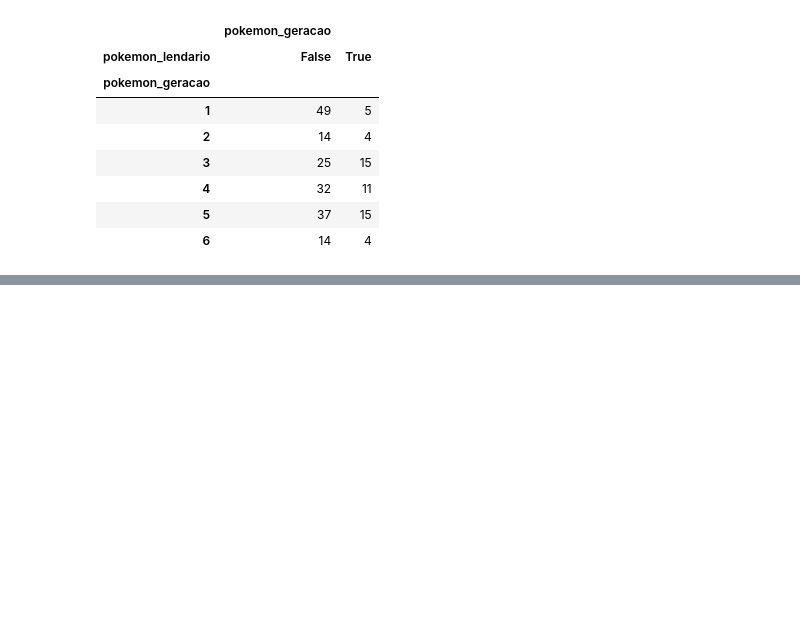
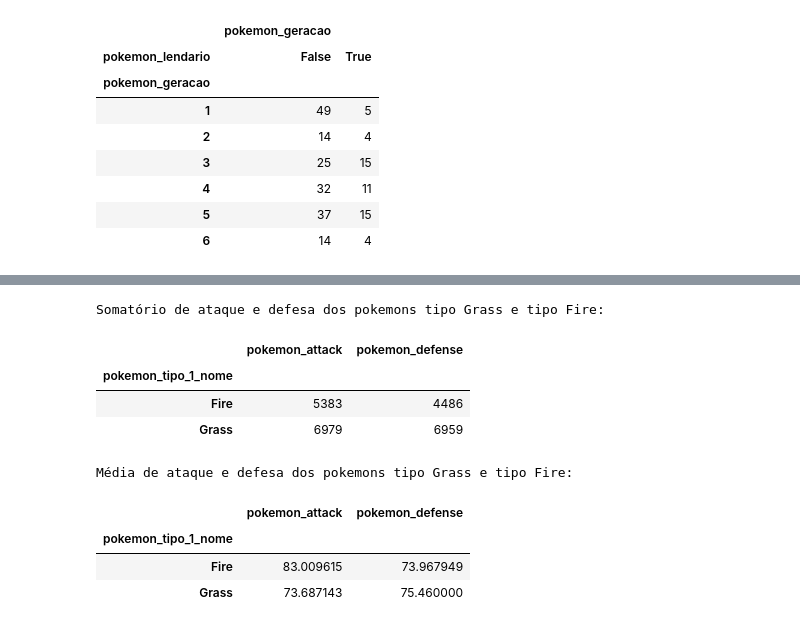
Before and after one commit to MarcusPauloFaustino1/Exercicios-Growdev, a Jupyter notebook: Trabalho_Final_Prog_DS_II.ipynb, the cells around one changed output, grey strips where cells are left out. Saved outputs shown, nothing was run; the diff lists cells and outputs as text; code cells hidden in the pictures; blank space fills up the shorter version.

```diff
--- a/Trabalho_Final_Prog_DS_II.ipynb
+++ b/Trabalho_Final_Prog_DS_II.ipynb
@@ -207,0 +190,39 @@ dtype: float64
+# %%
+'''6) Faça uma comparação entre pokemons do tipo fire e do tipo grass
+evidenciando qual tem mais defesa no total e qual tem mais ataque
+no total.'''
+
+pkm_fire_grass_1 = pkm_todos_tipos.query('pokemon_tipo_1_nome == "Grass" | pokemon_tipo_1_nome == "Fire"')
+
+pkm_fire_grass_2 = pkm_todos_tipos.query('pokemon_tipo_2_nome == "Grass" | pokemon_tipo_2_nome == "Fire"')
+
+pkm_fire_grass_atk_def_1_sum = pd.pivot_table(pkm_fire_grass_1, index = ['pokemon_tipo_1_nome'],aggfunc= {'pokemon_attack': np.sum,'pokemon_defense': np.sum})
+
+pkm_fire_grass_atk_def_2_sum = pd.pivot_table(pkm_fire_grass_2, index = ['pokemon_tipo_2_nome'],aggfunc= {'pokemon_attack': np.sum,'pokemon_defense': np.sum})
+
+pkm_fire_grass_atk_def_sum_final = pkm_fire_grass_atk_def_1_sum + pkm_fire_grass_atk_def_2_sum
+
+pkm_fire_grass_atk_def_1_mean = pd.pivot_table(pkm_fire_grass_1, index = ['pokemon_tipo_1_nome'],aggfunc= {'pokemon_attack': np.mean,'pokemon_defense': np.mean})
+
+pkm_fire_grass_atk_def_2_mean = pd.pivot_table(pkm_fire_grass_2, index = ['pokemon_tipo_2_nome'],aggfunc= {'pokemon_attack': np.mean,'pokemon_defense': np.mean})
+
+print(f'\n\n\nSomatório de ataque e defesa dos pokemons tipo Grass e tipo Fire: ')
+
+display(pkm_fire_grass_atk_def_sum_final)
+
+pkm_fire_grass_atk_def_mean_final = (pkm_fire_grass_atk_def_1_mean +pkm_fire_grass_atk_def_2_mean)/2
+
+print(f'\n\n\nMédia de ataque e defesa dos pokemons tipo Grass e tipo Fire: ')
+
+display(pkm_fire_grass_atk_def_mean_final)
+# %% [output]
+Somatório de ataque e defesa dos pokemons tipo Grass e tipo Fire:
+|  | pokemon_attack | pokemon_defense |
+| pokemon_tipo_1_nome |  |  |
+| Fire | 5383 | 4486 |
+| Grass | 6979 | 6959 |
+Média de ataque e defesa dos pokemons tipo Grass e tipo Fire:
+|  | pokemon_attack | pokemon_defense |
+| pokemon_tipo_1_nome |  |  |
+| Fire | 83.009615 | 73.967949 |
+| Grass | 73.687143 | 75.460000 |
```
Also changed, not shown: parts of 13 cells of this notebook.
